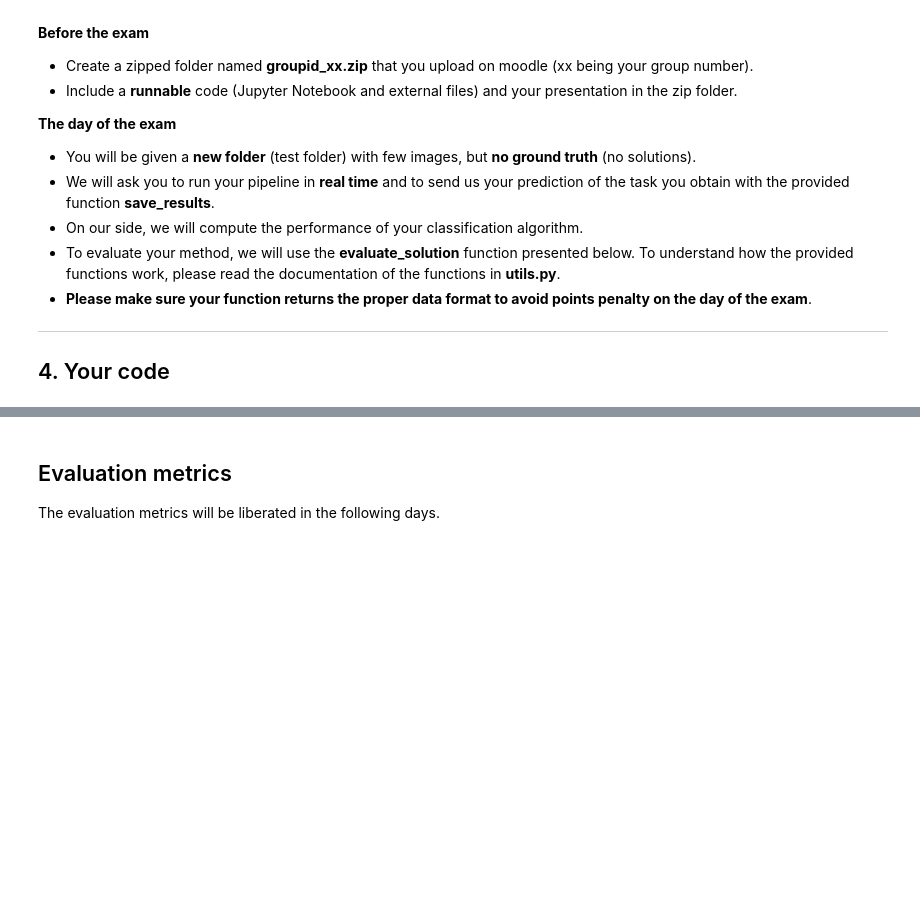
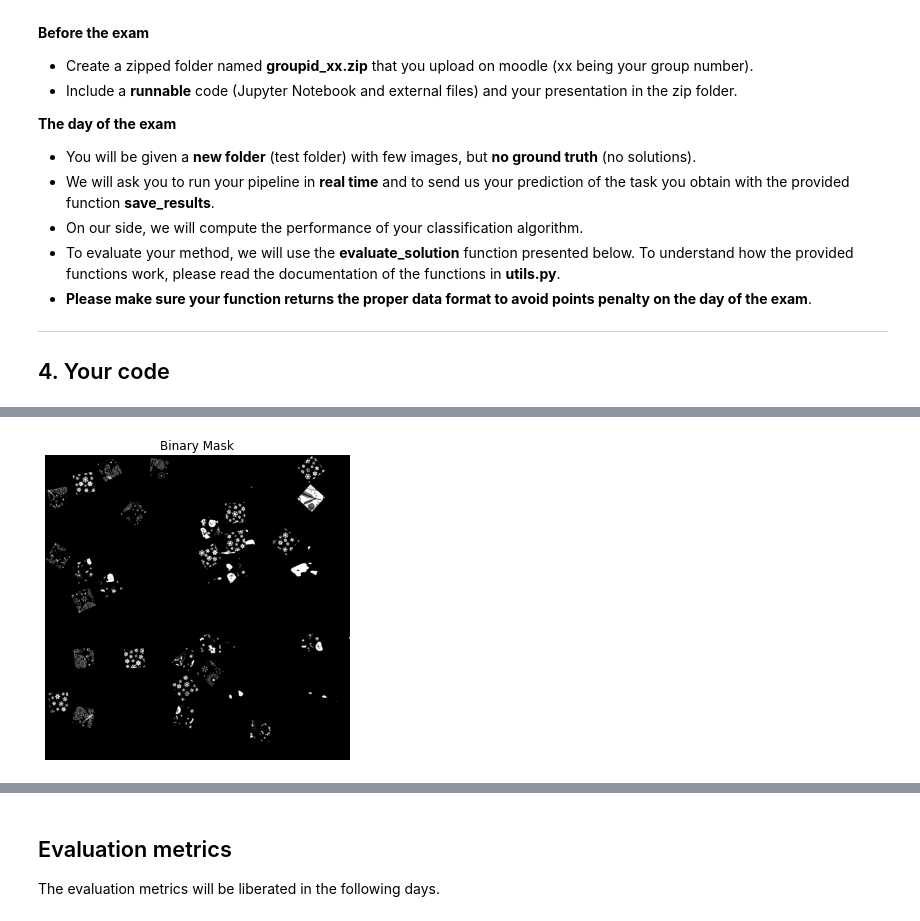
Before and after one commit to tobiasforest/iapr, a Jupyter notebook: project/project.ipynb, the cells around one changed output, grey strips where cells are left out. Drawn from its saved outputs; the diff is of its cells as text; code cells hidden in the pictures; blank space fills up the shorter version.

```diff
--- a/project/project.ipynb
+++ b/project/project.ipynb
@@ -245,0 +308,35 @@ data_project/train_solution_00
+# %%
+def test_segmentation(image):
+
+    image_rgb = cv2.cvtColor(image, cv2.COLOR_BGR2RGB)
+
+    # Calculate the color histograms
+    hist_red = cv2.calcHist([image_rgb], [0], None, [256], [0, 256])
+    hist_green = cv2.calcHist([image_rgb], [1], None, [256], [0, 256])
+    hist_blue = cv2.calcHist([image_rgb], [2], None, [256], [0, 256])
+
+    # Find the peak intensity value in the histograms
+    peak_value_red = np.argmax(hist_red)
+    peak_value_green = np.argmax(hist_green)
+    peak_value_blue = np.argmax(hist_blue)
+
+    # Set a threshold value for background identification
+    epsilon_threshold = 10
+    below_limit = np.array([peak_value_red, peak_value_green, peak_value_blue]) - epsilon_threshold
+    above_limit = np.array([peak_value_red, peak_value_green, peak_value_blue]) + epsilon_threshold
+
+    # Create a binary mask based on the threshold
+    mask1 = cv2.inRange(image_rgb, np.array([0, 0, 0]), below_limit)
+    mask2 = cv2.inRange(image_rgb, above_limit, np.array([255, 255, 255]))
+    mask = cv2.bitwise_or(mask1, mask2)
+
+    # Plot the binary mask
+    plt.figure(figsize=(12, 8))
+    plt.subplot(1, 2, 1)
+    plt.imshow(mask, cmap='gray')
+    plt.title('Binary Mask')
+    plt.axis('off')
+
+test_segmentation(cv2.imread(test_image))
+# %% [output]
+[figure, added]
```
Also changed, not shown: parts of 15 cells of this notebook.
